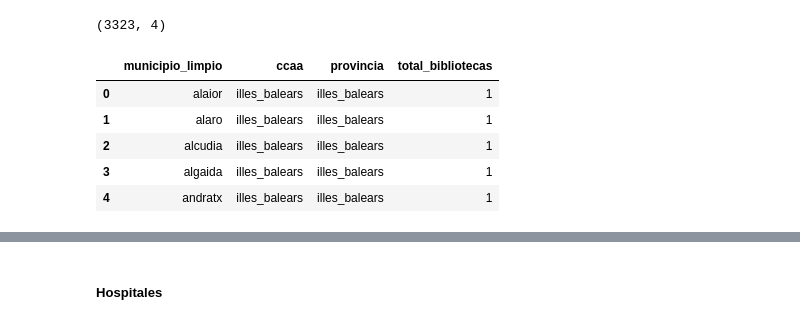
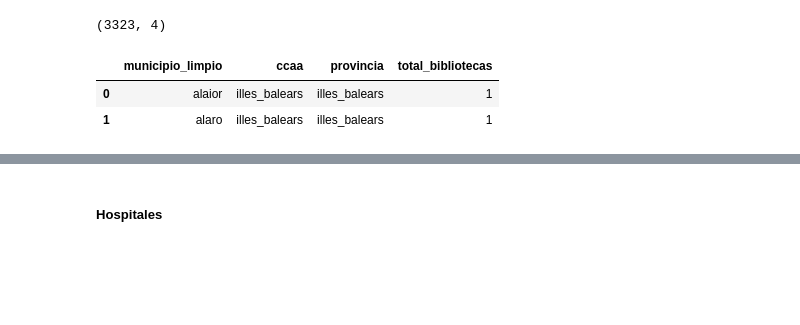
Before and after one commit to patcalsi/Exodus_urbano, a Jupyter notebook: data/patri/union_ficheros.ipynb, the cells around one changed output, grey strips where cells are left out. Drawn from its saved outputs; the diff is of its cells as text; code cells hidden in the pictures; blank space fills up the shorter version.

```diff
--- a/data/patri/union_ficheros.ipynb
+++ b/data/patri/union_ficheros.ipynb
@@ -56,11 +88,8 @@ bibliotecas.shape
 # %% [output]
 (3323, 4)
 # %%
-bibliotecas.head()
+bibliotecas.head(2)
 # %% [output]
 |  | municipio_limpio | ccaa | provincia | total_bibliotecas |
 | 0 | alaior | illes_balears | illes_balears | 1 |
 | 1 | alaro | illes_balears | illes_balears | 1 |
-| 2 | alcudia | illes_balears | illes_balears | 1 |
-| 3 | algaida | illes_balears | illes_balears | 1 |
-| 4 | andratx | illes_balears | illes_balears | 1 |
```
Also changed, not shown: parts of 82 cells of this notebook.
